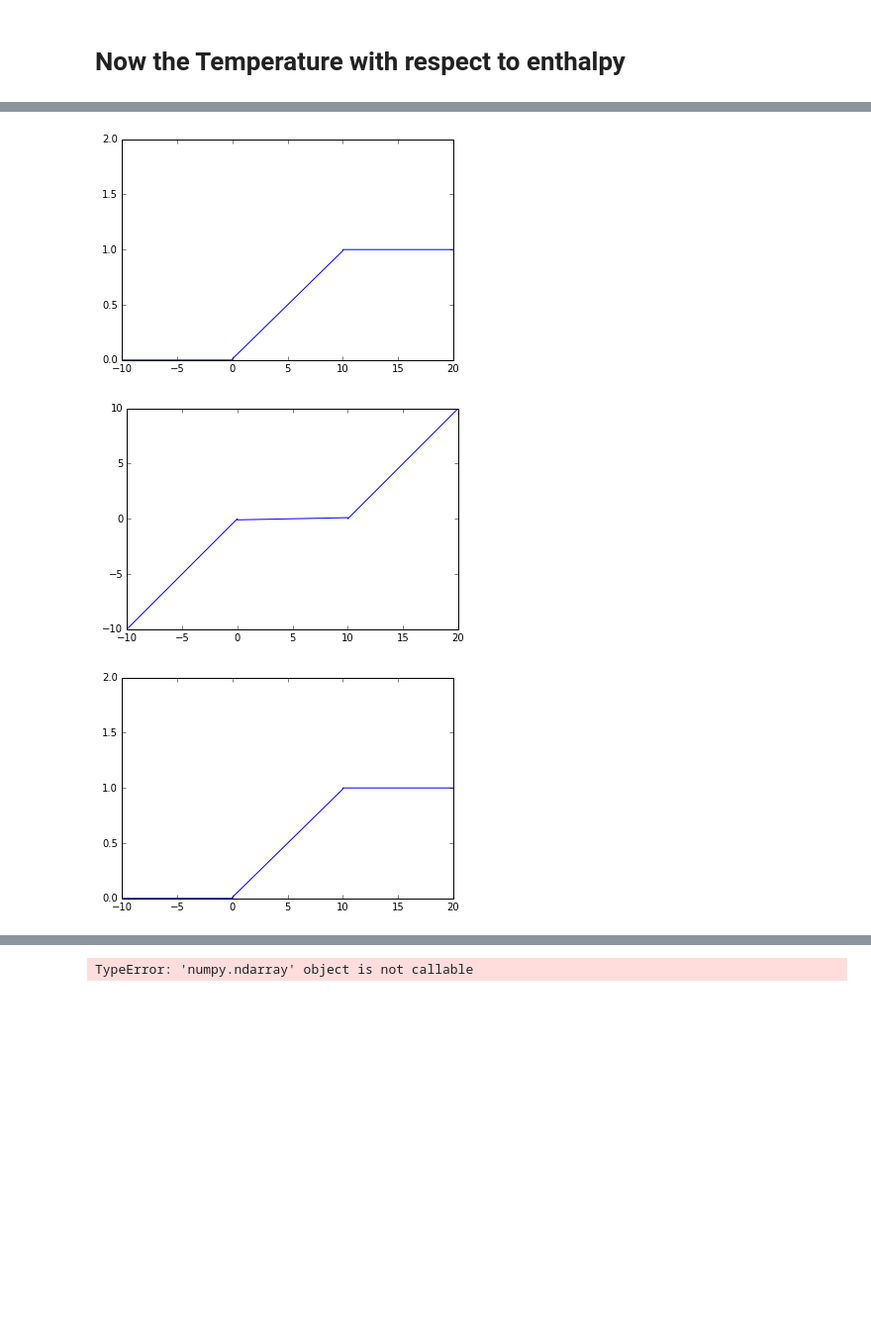
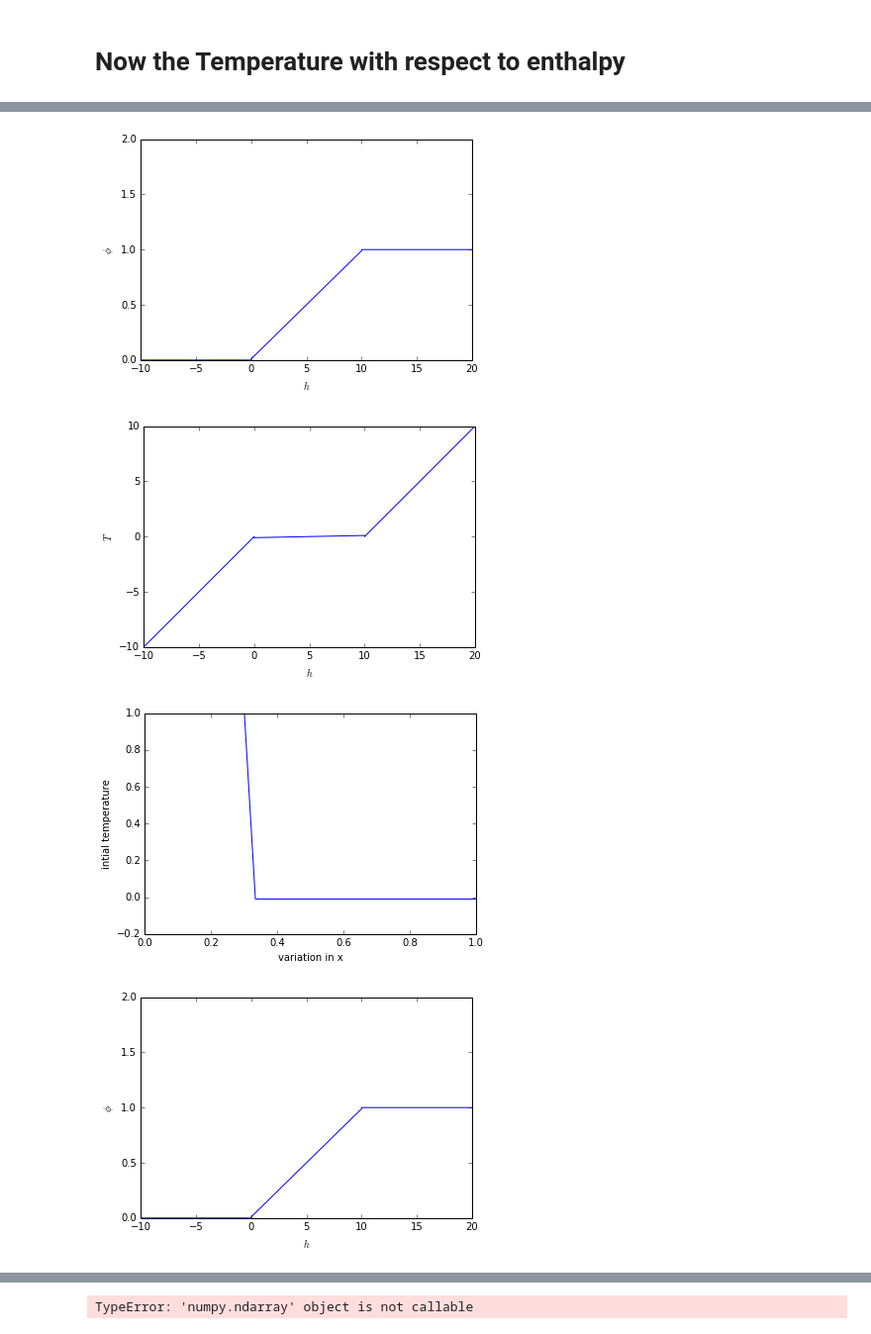
Before and after one commit to karthigeyanrgs/Phase-change-with-enthalpy, a Jupyter notebook: Phase_with_enthalpy.py.ipynb, the cells around one changed output, grey strips where cells are left out. Shown at 99% size. Cells and saved outputs as stored; diff of their text form; code cells hidden in the pictures; blank space fills up the shorter version.

```diff
--- a/Phase_with_enthalpy.py.ipynb
+++ b/Phase_with_enthalpy.py.ipynb
@@ -19,6 +19,8 @@ def semiphasefieldwithenthalpy(N):
     h[N/3:(2*N)/3]=np.linspace(0,N/3,N/3)
     plt.plot(h,phi)
     plt.ylim([0,2])
+    plt.xlabel('$h$')
+    plt.ylabel('$\phi$')
     plt.show()
     h1=h
     return [phi,h1]
@@ -72,6 +58,8 @@ def Temperaturewithenthalpy2(N):
     T={}
     T=(h-(phi*L))/c
     plt.plot(h,T)
+    plt.xlabel('$h$')
+    plt.ylabel('$T$')
     #plt.ylim([0,2])
     plt.show()
     return T
@@ -84,5 +75,5 @@ def diffoftemperaturewrtenthalpy(N):
 # %%
-Mesh_size=1000
+Mesh_size=30
 mesh = fe.UnitIntervalMesh(Mesh_size)
 P1 = fe.FiniteElement('P', mesh.ufl_cell(), 1)
 V = fe.FunctionSpace(mesh, P1)
@@ -96,36 +87,43 @@ T_c = fe.Constant(cold_wall_temperature)
 initial_melt_thickness = 10./float(Mesh_size)
 T_n = fe.interpolate(
     fe.Expression(
         "(T_h - T_c)*(x[0] < x_m0) + T_c",
         T_h = hot_wall_temperature,
         T_c = cold_wall_temperature,
         x_m0 = initial_melt_thickness,
         element = P1),
     V)
-def phi(T):
+fe.plot(T_n)
+plt.xlabel('variation in x')
+plt.ylabel('intial temperature')
+plt.show()
+def phi(N):
+    T=Temperaturewithenthalpy2(N)
     T_r=0
     r=0.025
     return 0.5*(1. + fe.tanh((T_r - T)/r))
 def diffofenthalpywithtime(N):
+    T=Temperaturewithenthalpy2(N)
     dt=fe.Constant(1.e-2)
     T_t = (T - T_n)/dt
-    phi_t = (phi(T) - phi(T_n))/dt
+    phi_t = (phi(30) - phi(30))/dt
     c=1
     L=10
     return (c*T_t-(L*phi_t))
 mesh = fe.UnitIntervalMesh(Mesh_size)
 P1 = fe.FiniteElement('P', mesh.ufl_cell(), 1)
 V = fe.FunctionSpace(mesh, P1)
 v = fe.TestFunction(V)
 phi,h=semiphasefieldwithenthalpy(30)
 ste=fe.Constant(0.045)
 prandl_number=fe.Constant(1)
 diffh=diffofenthalpywithtime(30)
 rho=1
 K=1
 F=fe.dot(fe.grad(v),(fe.grad(h)-L*fe.grad(phi)))-(rho/K)*(v*diffh)
-JF = fenics.derivative(F, h, fenics.TrialFunction(V))
+JF = fenics.derivative(F, h, fe.TrialFunction(V))
 # %% [output]
-[figure, old version]
+[figure, new version]
-[figure, old version]
+[figure, new version]
-[figure, old version]
+[figure, new version]
+[figure, added]
```
Also changed, not shown: parts of 4 cells of this notebook.
